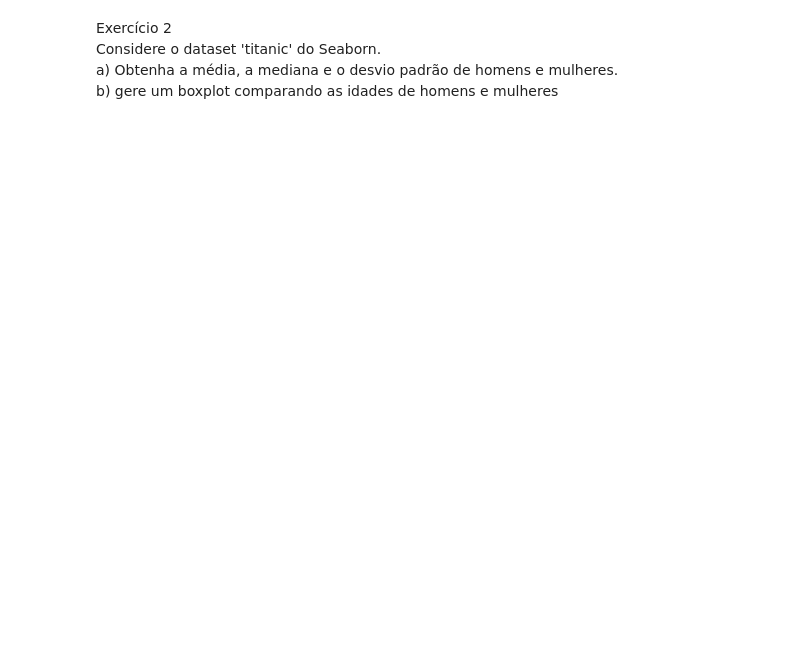
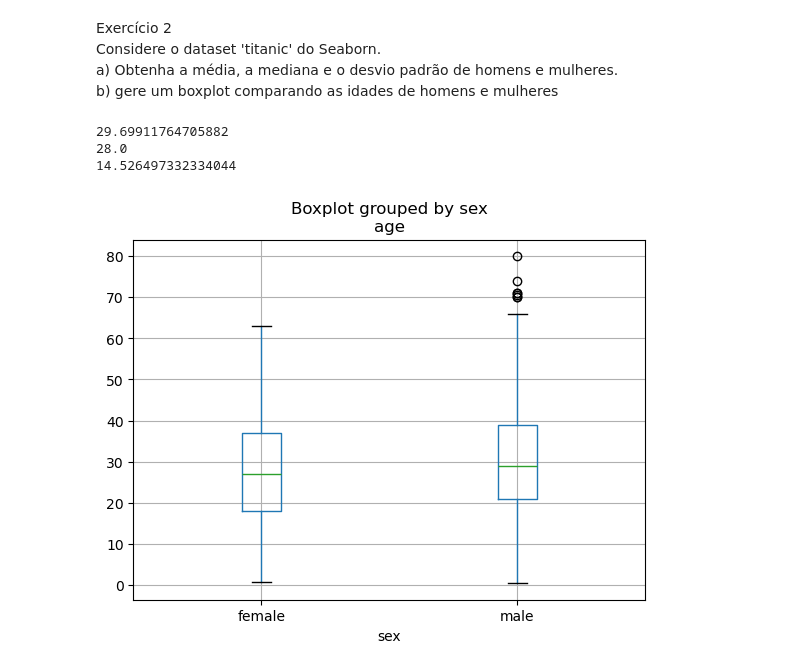
Before and after one commit to SammuelGR/unifei, a Jupyter notebook: 2025_2/XMAC02/Aula03/Aula03.ipynb, the cells around one changed output. Cells and saved outputs as stored; diff of their text form; code cells hidden in the pictures; blank space fills up the shorter version.

```diff
--- a/2025_2/XMAC02/Aula03/Aula03.ipynb
+++ b/2025_2/XMAC02/Aula03/Aula03.ipynb
@@ -150,3 +182,19 @@ Exercício 2 \
 Considere o dataset 'titanic' do Seaborn. \
 a) Obtenha a média, a mediana e o desvio padrão de homens e mulheres. \
 b) gere um boxplot comparando as idades de homens e mulheres
+# %%
+df2 = sns.load_dataset('titanic')
+
+print(df2['age'].mean())
+print(df2['age'].median())
+print(df2['age'].std())
+# %% [output]
+29.69911764705882
+28.0
+14.526497332334044
+# %%
+plt.close('all')
+df2.boxplot(by='sex', column='age')
+plt.show()
+# %% [output]
+[figure, added]
```
Also changed, not shown: parts of 7 cells of this notebook.
